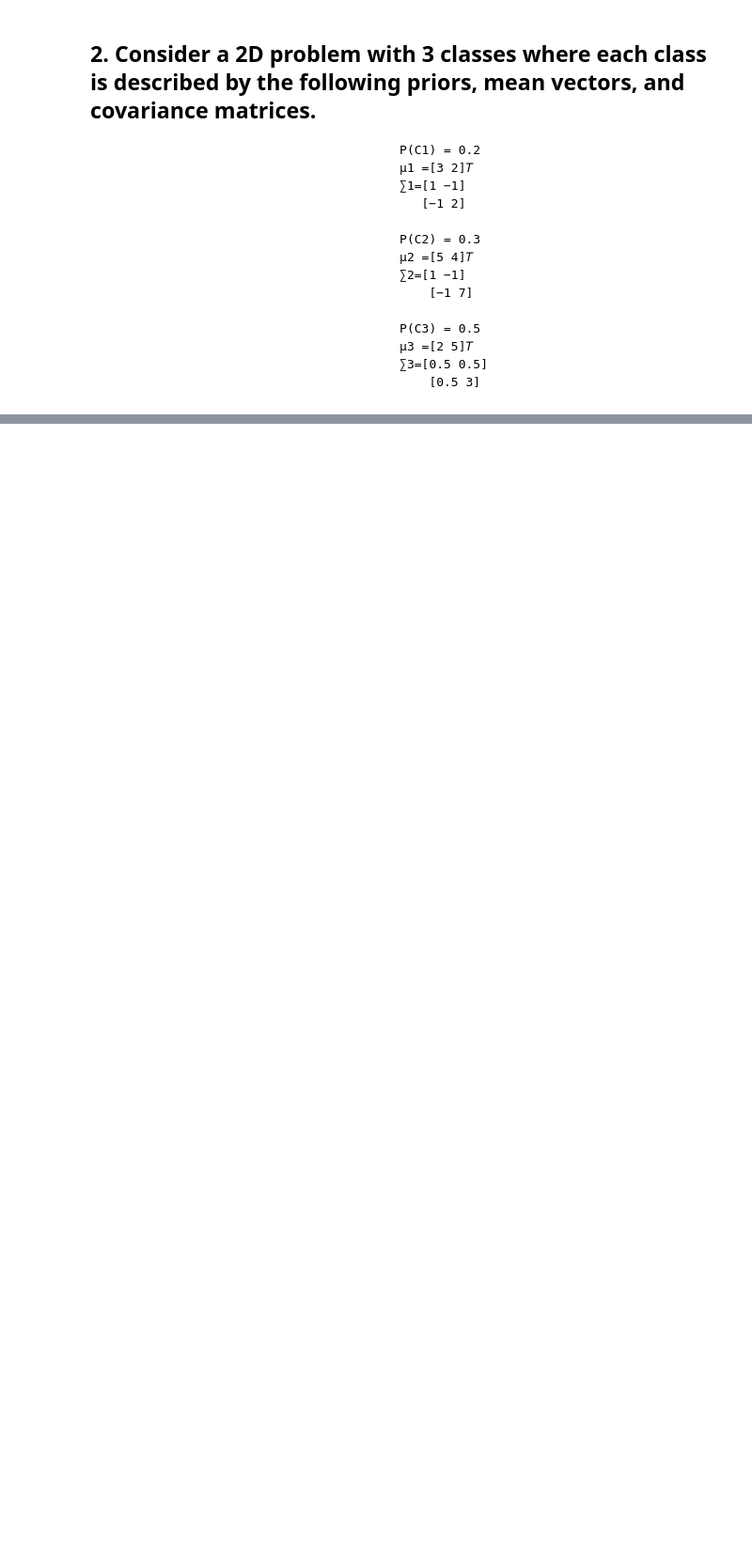
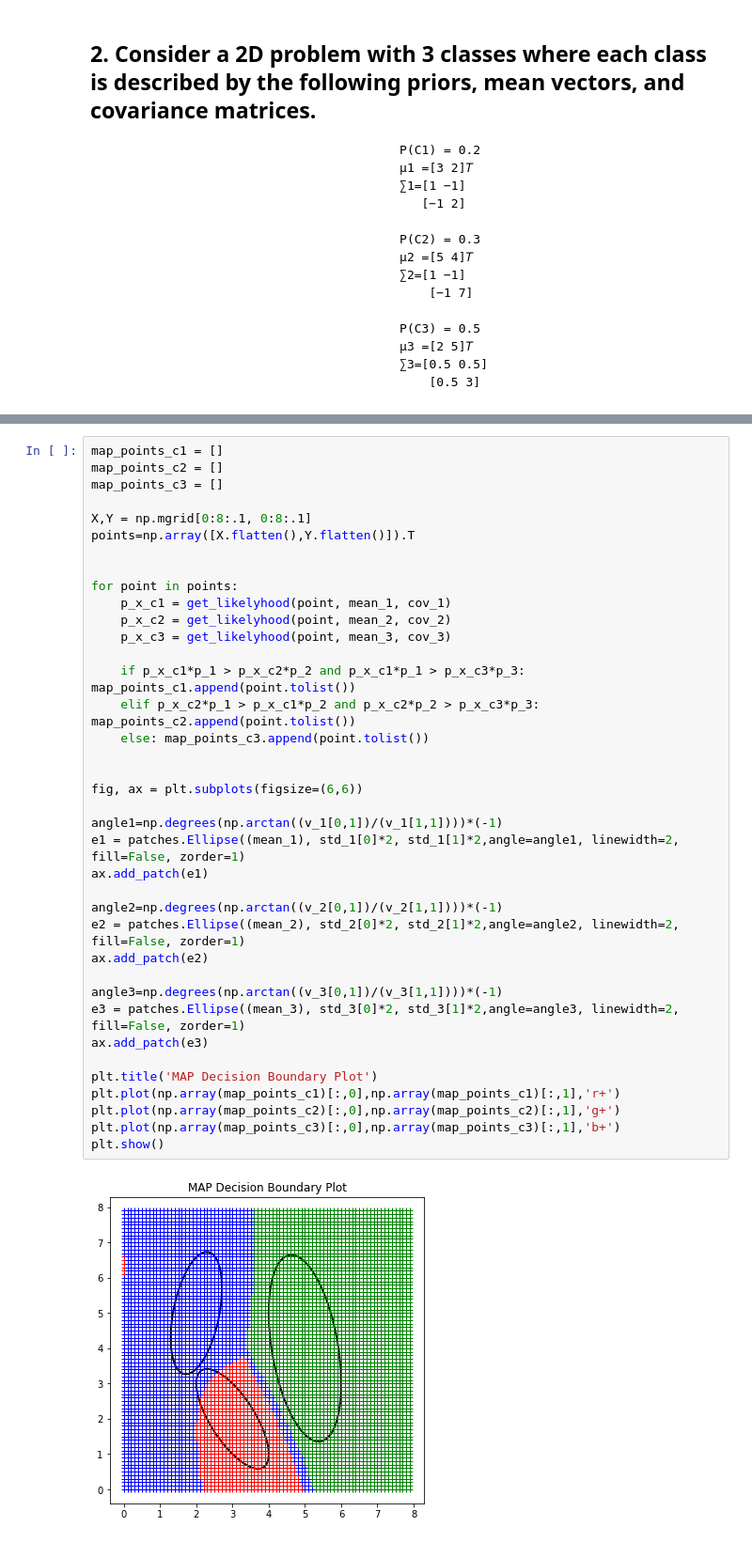
Before and after one commit to tusharchopratech/pattern_recognition_from_scratch, a Jupyter notebook: Q2.ipynb, the cells around one changed output, grey strips where cells are left out. Shown: that part at 94% size. Drawn from its saved outputs; the diff is of its cells as text; blank space fills up the shorter version.

```diff
--- a/Q2.ipynb
+++ b/Q2.ipynb
@@ -31,0 +100,40 @@ cov_3=[[0.5,0.5],[0.5,3]]
+# %%
+map_points_c1 = []
+map_points_c2 = []
+map_points_c3 = []
+
+X,Y = np.mgrid[0:8:.1, 0:8:.1]
+points=np.array([X.flatten(),Y.flatten()]).T
+
+
+for point in points:
+    p_x_c1 = get_likelyhood(point, mean_1, cov_1)
+    p_x_c2 = get_likelyhood(point, mean_2, cov_2)
+    p_x_c3 = get_likelyhood(point, mean_3, cov_3)
+
+    if p_x_c1*p_1 > p_x_c2*p_2 and p_x_c1*p_1 > p_x_c3*p_3:  map_points_c1.append(point.tolist())
+    elif p_x_c2*p_1 > p_x_c1*p_2 and p_x_c2*p_2 > p_x_c3*p_3:  map_points_c2.append(point.tolist())
+    else: map_points_c3.append(point.tolist())
+
+
+fig, ax = plt.subplots(figsize=(6,6))
+
+angle1=np.degrees(np.arctan((v_1[0,1])/(v_1[1,1])))*(-1)
+e1 = patches.Ellipse((mean_1), std_1[0]*2, std_1[1]*2,angle=angle1, linewidth=2, fill=False, zorder=1)
+ax.add_patch(e1)
+
+angle2=np.degrees(np.arctan((v_2[0,1])/(v_2[1,1])))*(-1)
+e2 = patches.Ellipse((mean_2), std_2[0]*2, std_2[1]*2,angle=angle2, linewidth=2, fill=False, zorder=1)
+ax.add_patch(e2)
+
+angle3=np.degrees(np.arctan((v_3[0,1])/(v_3[1,1])))*(-1)
+e3 = patches.Ellipse((mean_3), std_3[0]*2, std_3[1]*2,angle=angle3, linewidth=2, fill=False, zorder=1)
+ax.add_patch(e3)
+
+plt.title('MAP Decision Boundary Plot')
+plt.plot(np.array(map_points_c1)[:,0],np.array(map_points_c1)[:,1],'r+')
+plt.plot(np.array(map_points_c2)[:,0],np.array(map_points_c2)[:,1],'g+')
+plt.plot(np.array(map_points_c3)[:,0],np.array(map_points_c3)[:,1],'b+')
+plt.show()
+# %% [output]
+[figure, added]
```
Also changed, not shown: parts of 7 cells of this notebook, 1 other file.
